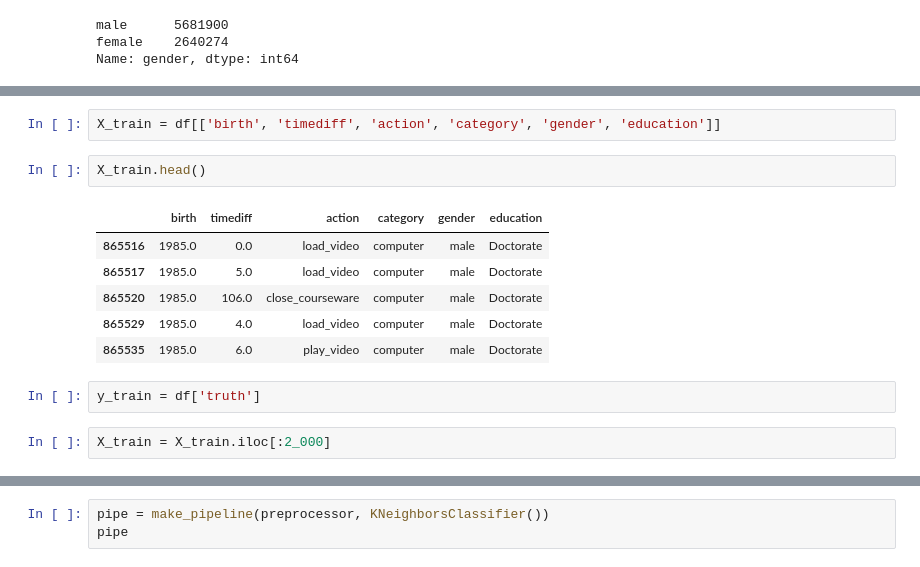
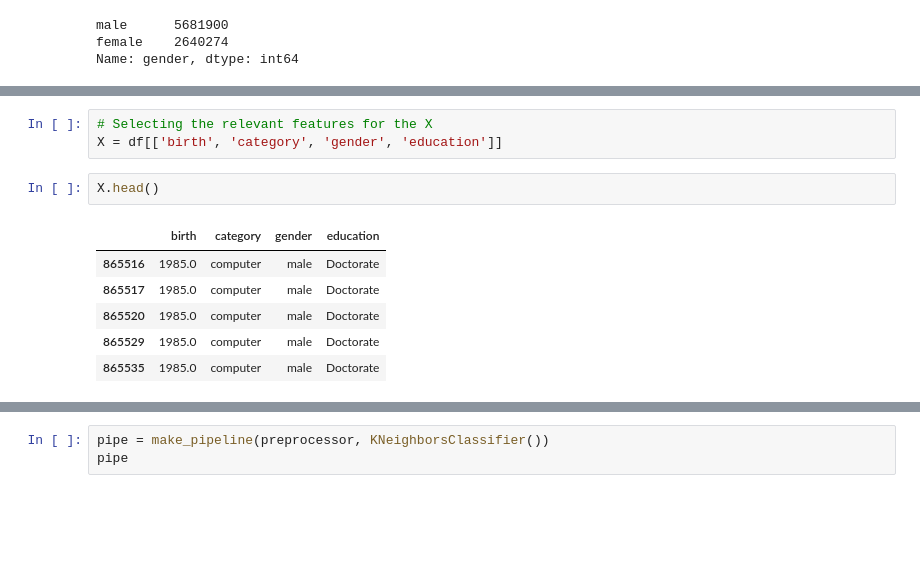
Before and after one commit to Zuza-b/ChangeDEEPly, a Jupyter notebook: notebooks/castrumarrabona_merged_dataframe.ipynb, the cells around one changed output, grey strips where cells are left out. Cells and saved outputs as stored; diff of their text form; blank space fills up the shorter version.

```diff
--- a/notebooks/castrumarrabona_merged_dataframe.ipynb
+++ b/notebooks/castrumarrabona_merged_dataframe.ipynb
@@ -311,17 +292,14 @@ df.head()
 | 865529 | 5 | 6ff66b03510e0dc515ea4637216f1ad3 | load_video | 1 | 802 | 2015-09-29 08:00:00 | 2016-01-15 23:30:00 | computer | male | Doctorate | ... |
 | 865535 | 5 | 6ff66b03510e0dc515ea4637216f1ad3 | play_video | 1 | 802 | 2015-09-29 08:00:00 | 2016-01-15 23:30:00 | computer | male | Doctorate | ... |
 # %%
-X_train = df[['birth', 'timediff', 'action', 'category', 'gender', 'education']]
+# Selecting the relevant features for the X
+X = df[['birth', 'category', 'gender', 'education']]
 # %%
-X_train.head()
+X.head()
 # %% [output]
-|  | birth | timediff | action | category | gender | education |
-| 865516 | 1985.0 | 0.0 | load_video | computer | male | Doctorate |
-| 865517 | 1985.0 | 5.0 | load_video | computer | male | Doctorate |
-| 865520 | 1985.0 | 106.0 | close_courseware | computer | male | Doctorate |
-| 865529 | 1985.0 | 4.0 | load_video | computer | male | Doctorate |
-| 865535 | 1985.0 | 6.0 | play_video | computer | male | Doctorate |
+|  | birth | category | gender | education |
+| 865516 | 1985.0 | computer | male | Doctorate |
+| 865517 | 1985.0 | computer | male | Doctorate |
+| 865520 | 1985.0 | computer | male | Doctorate |
+| 865529 | 1985.0 | computer | male | Doctorate |
+| 865535 | 1985.0 | computer | male | Doctorate |
-# %%
-y_train = df['truth']
-# %%
-X_train = X_train.iloc[:2_000]
```
Also changed, not shown: parts of 35 cells of this notebook.
